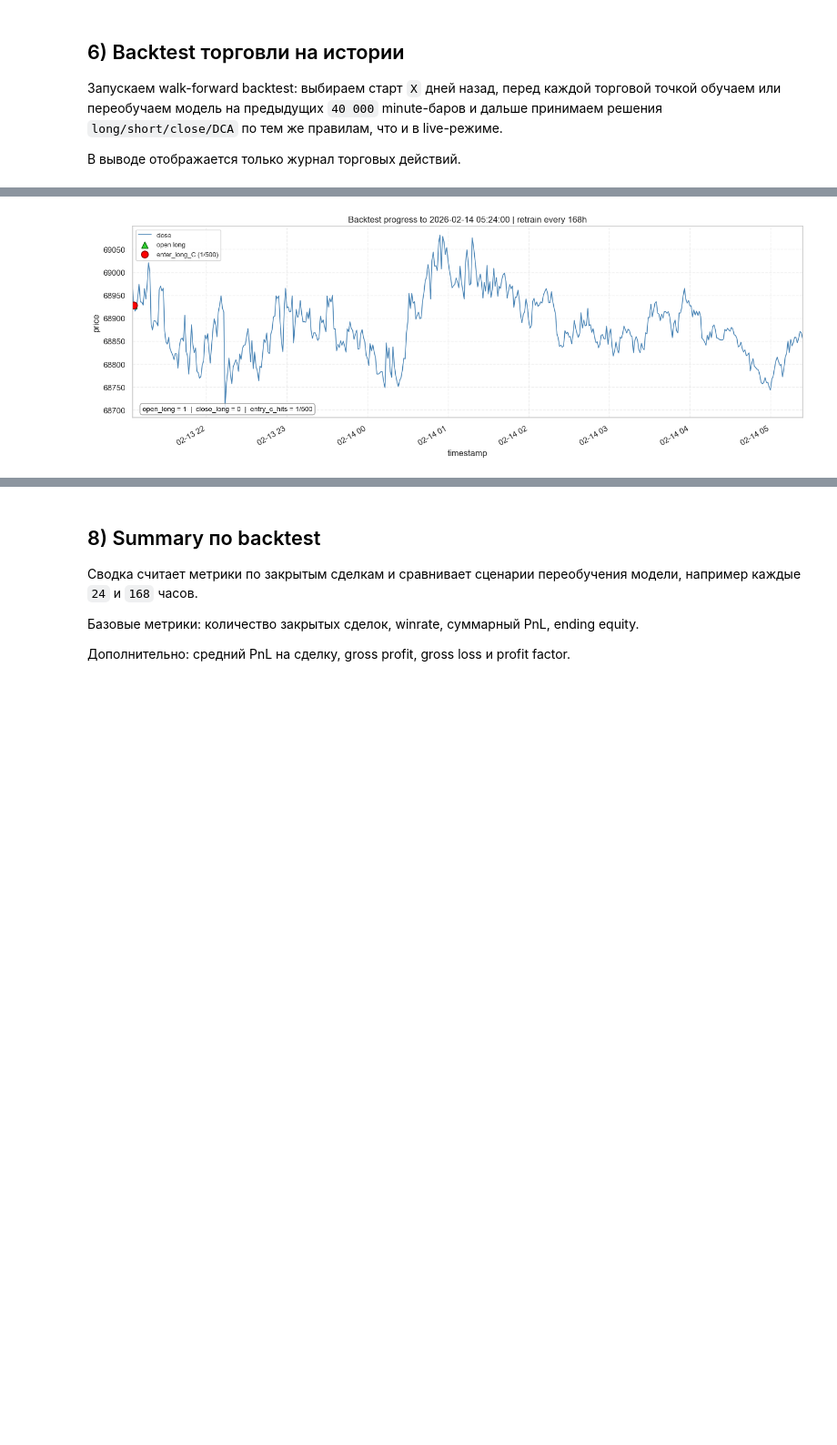
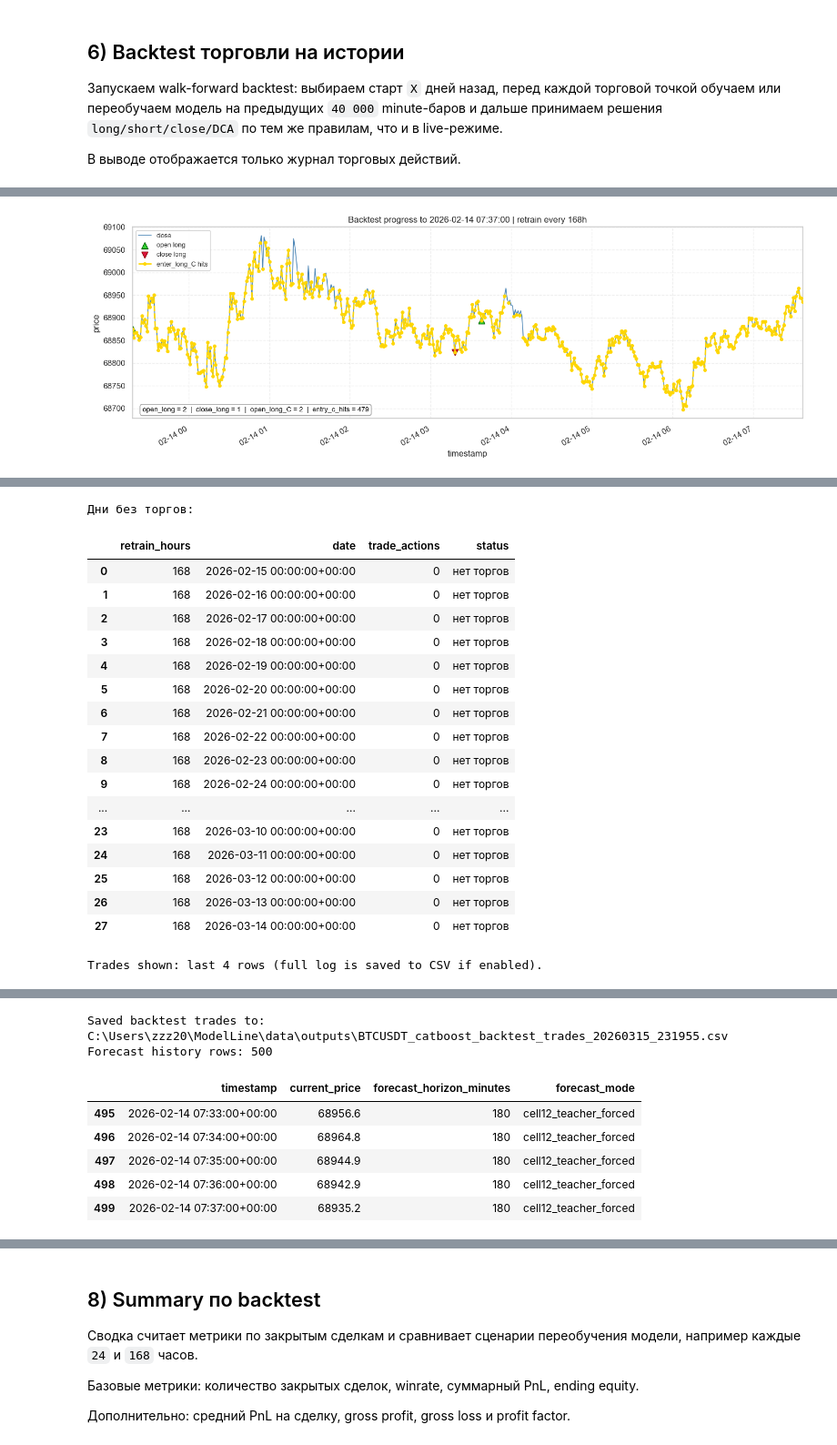
Before and after one commit to SHA-inc-unity/VKR_2026_ModelBase, a Jupyter notebook: timeseries_catboost_pipeline.ipynb, the cells around one changed output, grey strips where cells are left out. Shown at 91% size. Cells and saved outputs as stored; diff of their text form; code cells hidden in the pictures; blank space fills up the shorter version.

```diff
--- a/timeseries_catboost_pipeline.ipynb
+++ b/timeseries_catboost_pipeline.ipynb
@@ -598,7 +600,11 @@ import importlib
 from IPython.display import display
 
 import catboost_backtest as _cb_backtest
+import model_baselines_catboost as _mb
+
 _cb_backtest = importlib.reload(_cb_backtest)
+_mb = importlib.reload(_mb)
+
 BacktestConfig = _cb_backtest.BacktestConfig
 run_backtest_block = _cb_backtest.run_backtest_block
 
@@ -611,6 +617,11 @@ BACKTEST_FORCE_CPU = LIVE_FORCE_CPU  # Принудительно использ
 BACKTEST_SAVE_TO_CSV = True  # Сохранять журнал действий в CSV
 BACKTEST_DISPLAY_MAX_TRADES = 100  # Сколько последних действий выводить в notebook
 BACKTEST_EVAL_EVERY_MINUTES = 1  # Шаг прохода по минутной истории
+
+BACKTEST_QUICK_EXIT_ENABLED = True  # Быстрый выход из цикла backtest
+BACKTEST_QUICK_EXIT_MINUTE = 500  # Остановить цикл при достижении этой минуты от старта окна
+
+BACKTEST_ENABLE_TRADE_EXECUTION = False  # False: не открывать/не закрывать сделки, считать только прогнозы и диагностику
 
 BACKTEST_INITIAL_CAPITAL = 1_000.0  # Стартовый виртуальный капитал в USDT
 BACKTEST_ENTRY_FRACTION = 0.25  # Доля свободного капитала на одну сделку
@@ -630,6 +641,7 @@ BACKTEST_SHARP_DROP_10M_PCT = 0.28  # Подтверждение падения
 
 BACKTEST_ENTRY_POINT_C_HORIZON_MINUTES = 180  # Горизонт поиска точки входа C
 BACKTEST_ENTRY_POINT_C_MOVE_PCT = 0.001  # Порог точки C; уменьшай (например до 0.05), если входов мало
+BACKTEST_FORECAST_MODE = 'cell12_teacher_forced'  # основной offline-способ из 12-й ячейки
 
 backtest_config = BacktestConfig(
     enabled=bool(BACKTEST_ENABLED),
@@ -663,12 +675,26 @@ backtest_config = BacktestConfig(
     live_signal_horizons=tuple(int(horizon) for horizon in LIVE_SIGNAL_HORIZONS),
     entry_point_c_horizon_minutes=int(BACKTEST_ENTRY_POINT_C_HORIZON_MINUTES),
     entry_point_c_move_pct=float(BACKTEST_ENTRY_POINT_C_MOVE_PCT),
+    forecast_mode=str(BACKTEST_FORECAST_MODE),
+    quick_exit_enabled=bool(BACKTEST_QUICK_EXIT_ENABLED),
+    quick_exit_minute=int(BACKTEST_QUICK_EXIT_MINUTE) if BACKTEST_QUICK_EXIT_ENABLED else None,
+    enable_trade_execution=bool(BACKTEST_ENABLE_TRADE_EXECUTION),
 )
 
 print(
     f"Backtest C-entry config: horizon={backtest_config.entry_point_c_horizon_minutes}m | "
     f"move_pct>={backtest_config.entry_point_c_move_pct:.3f}%"
  )
+print(
+    f"Backtest forecast mode: {backtest_config.forecast_mode}"
+)
+print(
+    f"Backtest quick-exit: enabled={backtest_config.quick_exit_enabled} | "
+    f"minute={backtest_config.quick_exit_minute}"
+)
+print(
+    f"Backtest trade execution enabled: {backtest_config.enable_trade_execution}"
+)
 
 if not backtest_config.enabled:
     print('Backtest disabled (BACKTEST_ENABLED=False).')
@@ -688,10 +714,15 @@ else:
     history_df = backtest_outputs['history_df']
     backtest_results = backtest_outputs['backtest_results']
     backtest_meta_rows = backtest_outputs['backtest_meta_rows']
+    BACKTEST_FORECAST_HISTORY_DF = backtest_outputs['backtest_forecast_history_df']
     BACKTEST_TRADES_DF = backtest_outputs['backtest_trades_df']
     BACKTEST_META_DF = backtest_outputs['backtest_meta_df']
     BACKTEST_TRADES_VIEW_DF = backtest_outputs['backtest_trades_view_df']
     BACKTEST_DAILY_ACTIVITY_DF = backtest_outputs['backtest_daily_activity_df']
     BACKTEST_TRADES_PATH = backtest_outputs['backtest_trades_path']
+
+    print(f'Forecast history rows: {len(BACKTEST_FORECAST_HISTORY_DF)}')
+    if len(BACKTEST_FORECAST_HISTORY_DF) > 0:
+        display(BACKTEST_FORECAST_HISTORY_DF[['timestamp', 'current_price', 'forecast_horizon_minutes', 'forecast_mode']].tail(5))
 # %% [output]
 Backtest C-entry config: horizon=180m | move_pct>=0.001%
@@ -705 +741 @@ Progress | date=2026-02-14 | step=500/43067 | trade_actions=1 | entry_c_hits=61/
-[figure, old version]
+[figure, new version]
@@ -706,0 +748,19 @@ KeyboardInterrupt:
+Дни без торгов:
+|  | retrain_hours | date | trade_actions | status |
+| 0 | 168 | 2026-02-15 00:00:00+00:00 | 0 | нет торгов |
+| 1 | 168 | 2026-02-16 00:00:00+00:00 | 0 | нет торгов |
+| 2 | 168 | 2026-02-17 00:00:00+00:00 | 0 | нет торгов |
+| 3 | 168 | 2026-02-18 00:00:00+00:00 | 0 | нет торгов |
+| 4 | 168 | 2026-02-19 00:00:00+00:00 | 0 | нет торгов |
+| 5 | 168 | 2026-02-20 00:00:00+00:00 | 0 | нет торгов |
+| 6 | 168 | 2026-02-21 00:00:00+00:00 | 0 | нет торгов |
+| 7 | 168 | 2026-02-22 00:00:00+00:00 | 0 | нет торгов |
+| 8 | 168 | 2026-02-23 00:00:00+00:00 | 0 | нет торгов |
+| 9 | 168 | 2026-02-24 00:00:00+00:00 | 0 | нет торгов |
+| ... | ... | ... | ... | ... |
+| 23 | 168 | 2026-03-10 00:00:00+00:00 | 0 | нет торгов |
+| 24 | 168 | 2026-03-11 00:00:00+00:00 | 0 | нет торгов |
+| 25 | 168 | 2026-03-12 00:00:00+00:00 | 0 | нет торгов |
+| 26 | 168 | 2026-03-13 00:00:00+00:00 | 0 | нет торгов |
+| 27 | 168 | 2026-03-14 00:00:00+00:00 | 0 | нет торгов |
+Trades shown: last 4 rows (full log is saved to CSV if enabled).
@@ -706,0 +772,9 @@ KeyboardInterrupt:
+Saved backtest trades to:
+C:\Users\zzz20\ModelLine\data\outputs\BTCUSDT_catboost_backtest_trades_20260315_231955.csv
+Forecast history rows: 500
+|  | timestamp | current_price | forecast_horizon_minutes | forecast_mode |
+| 495 | 2026-02-14 07:33:00+00:00 | 68956.6 | 180 | cell12_teacher_forced |
+| 496 | 2026-02-14 07:34:00+00:00 | 68964.8 | 180 | cell12_teacher_forced |
+| 497 | 2026-02-14 07:35:00+00:00 | 68944.9 | 180 | cell12_teacher_forced |
+| 498 | 2026-02-14 07:36:00+00:00 | 68942.9 | 180 | cell12_teacher_forced |
+| 499 | 2026-02-14 07:37:00+00:00 | 68935.2 | 180 | cell12_teacher_forced |
```
Also changed, not shown: parts of 11 cells of this notebook, 20 other files.
